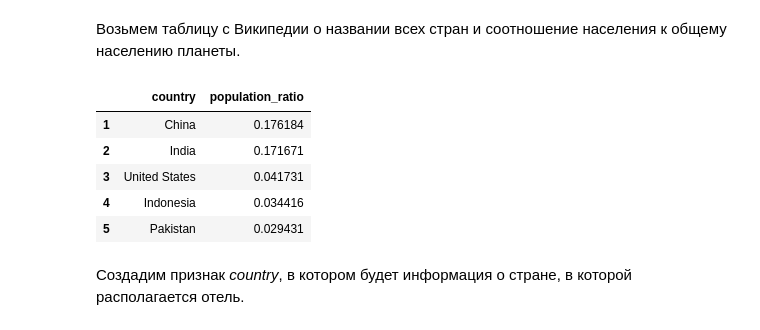
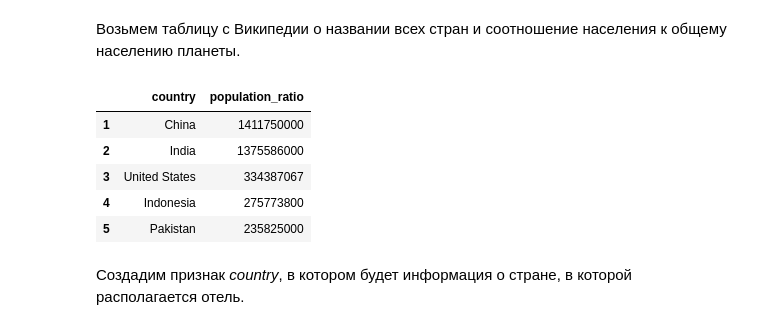
Before and after one commit to ScReameer/EDA-Project-3-rating-prediction, a Jupyter notebook: Project_3 Rating prediction.ipynb, the cells around one changed output. Drawn from its saved outputs; the diff is of its cells as text; code cells hidden in the pictures.

```diff
--- a/Project_3 Rating prediction.ipynb
+++ b/Project_3 Rating prediction.ipynb
@@ -122,20 +124,20 @@ for i in range(0, 10, 2):
 # %%
 countries_info = pd.read_html('https://en.wikipedia.org/wiki/List_of_countries_and_dependencies_by_population')[1]
 total_population = countries_info['Population']['Numbers'].iloc[0]
-countries_info['% of the world'] = countries_info['Population']['Numbers'] / total_population
+countries_info['% of the world'] = countries_info['Population']['Numbers'] #/ total_population * 100).round(2)
 countries_info = countries_info.sort_index(axis=1).drop(
     columns=['Date', 'Notes', 'Source (official or from the\xa0United Nations)', 'Rank', 'Population'],
     index=0).droplevel(level=1, axis=1).rename(
     columns={'% of the world': 'population_ratio',
              'Country / Dependency': 'country'}).sort_index(axis=1)
 countries_info.head()
 # %% [output]
 |  | country | population_ratio |
-| 1 | China | 0.176184 |
-| 2 | India | 0.171671 |
-| 3 | United States | 0.041731 |
-| 4 | Indonesia | 0.034416 |
-| 5 | Pakistan | 0.029431 |
+| 1 | China | 1411750000 |
+| 2 | India | 1375586000 |
+| 3 | United States | 334387067 |
+| 4 | Indonesia | 275773800 |
+| 5 | Pakistan | 235825000 |
 # %% [markdown]
 Создадим признак *country*, в котором будет информация о стране, в которой располагается отель.
 # %%
```
Also changed, not shown: parts of 77 cells of this notebook, 1 other file.
